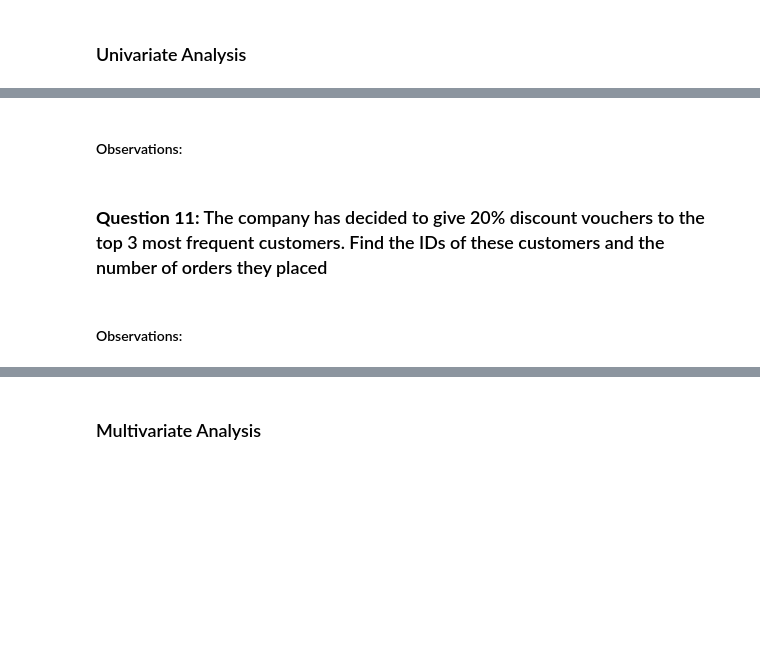
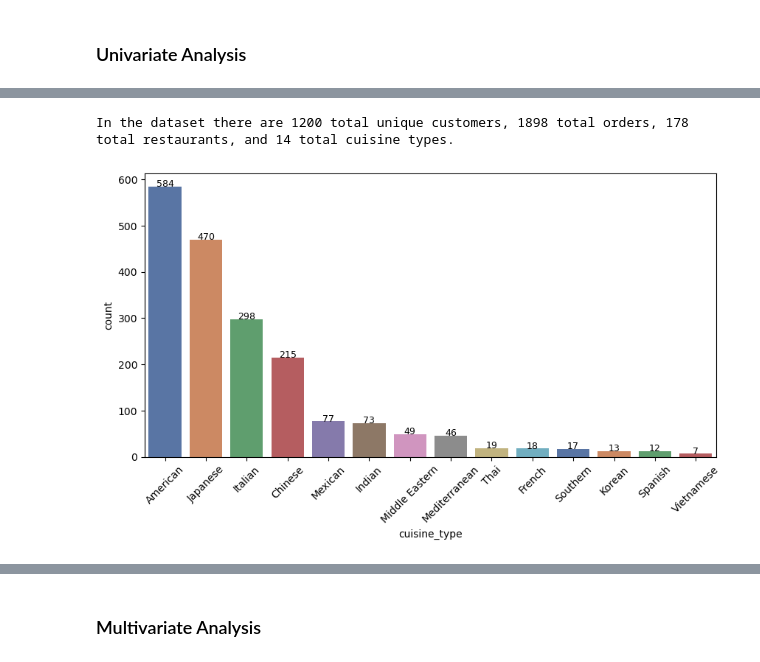
Before and after one commit to sysyphusgar/EDA-project-1, a Jupyter notebook: FoodHub EDA Notebook.ipynb, the cells around one changed output, grey strips where cells are left out. Saved outputs shown, nothing was run; the diff lists cells and outputs as text; code cells hidden in the pictures; blank space fills up the shorter version.

Commit message:
First .ipynb upload

```diff
--- a/FoodHub EDA Notebook.ipynb
+++ b/FoodHub EDA Notebook.ipynb
@@ -41,5 +47,5 @@ import seaborn as sns
 # %%
-# read the data
-df = pd.read_csv('foodhub_order.csv')
-# returns the first 5 rows
+# Read the data.
+df = pd.read_csv('/Users/erickgarita/Nextcloud2/Documents/Informatica/Data Science Projects/FoodHub/foodhub_order.csv', encoding = 'latin1', sep = ';') # Sep sets the separator to ';'.
+# Returns the first 5 rows.
 df.head()
@@ -79,0 +87,3 @@ The DataFrame has 9 columns as mentioned in the Data Dictionary. Data in each ro
+# %%
+# Convert the cost_of_the_order column from object type to float data type.
+df['cost_of_the_order'] = df['cost_of_the_order'].str.replace(',', '.').astype(float)
@@ -110,4 +114,0 @@ The DataFrame has 9 columns as mentioned in the Data Dictionary. Data in each ro
-# %% [markdown]
-#### Observations:
-# %% [markdown]
-### **Question 11:** The company has decided to give 20% discount vouchers to the top 3 most frequent customers. Find the IDs of these customers and the number of orders they placed
@@ -116,2 +115,23 @@ The DataFrame has 9 columns as mentioned in the Data Dictionary. Data in each ro
-# %% [markdown]
-#### Observations:
+# %%
+customers = df['customer_id'].nunique()
+orders = df['order_id'].nunique()
+restaurants = df['restaurant_name'].nunique()
+cuisine_types = df['cuisine_type'].nunique()
+
+print('In the dataset there are {} total unique customers, {} total orders, {} total restaurants, and {} total cuisine types.'.format(customers, orders, restaurants, cuisine_types))
+# %% [output]
+In the dataset there are 1200 total unique customers, 1898 total orders, 178 total restaurants, and 14 total cuisine types.
+# %%
+# Cuisine types countplot with sorted counts.
+plt.figure(figsize = (10, 5))
+ax = sns.countplot(data = df, x = 'cuisine_type', order = df['cuisine_type'].value_counts().index, palette = 'deep') # order by counts in descending order
+
+# Add count labels on top of each bar.
+for p in ax.patches:
+    ax.annotate(f'{int(p.get_height())}', # Count labels and adding them at the top of each bar, formatted as integer
+    (p.get_x() + p.get_width() / 2., p.get_height()),ha = 'center', fontsize = 9) # (x, y) coordinate of the count label; p.get_x() gets the x-coordinate of the bar,
+                                                                              # p.get_width() gets the width of the bar, and p.get_height() gets the height of the bar.
+plt.xticks(rotation = 45) # Rotate x-axis labels.
+plt.show()
+# %% [output]
+[figure, added]
```
Also changed, not shown: parts of 100 cells of this notebook.
